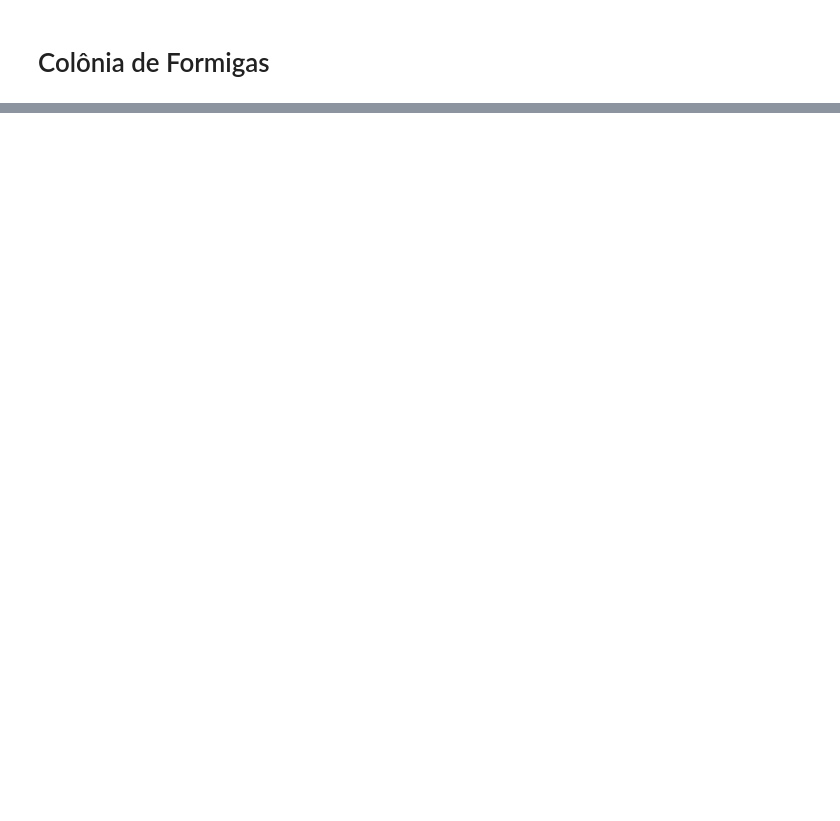
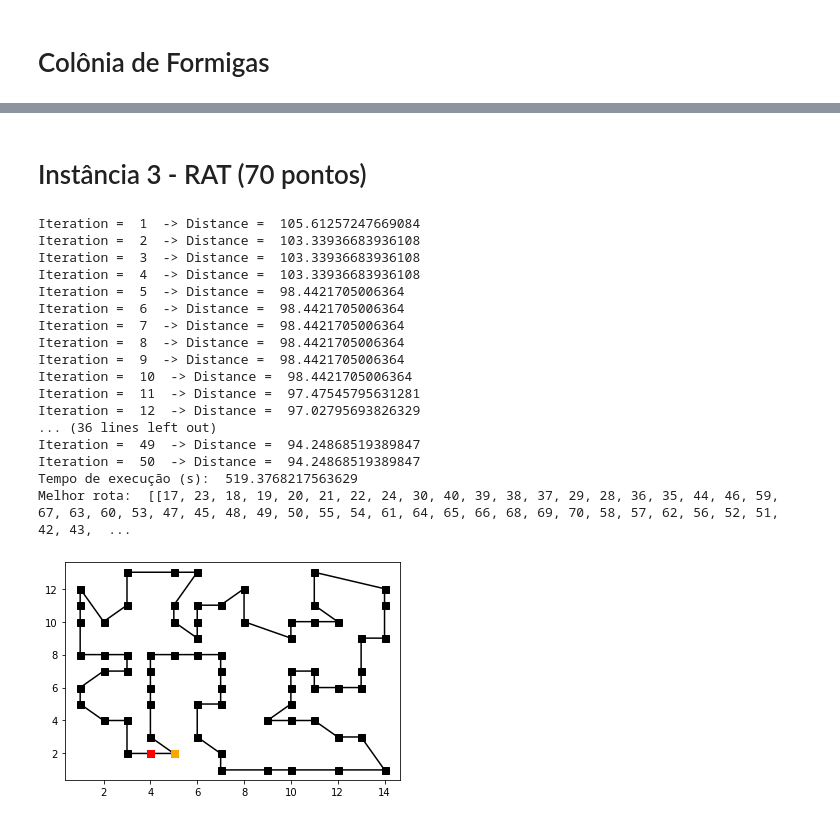
Before and after one commit to julianovale/PO240_Meta_heuristica, a Jupyter notebook: PO240_TrabalhoFinal.ipynb, the cells around one changed output, grey strips where cells are left out. Saved outputs shown, nothing was run; the diff lists cells and outputs as text; code cells hidden in the pictures; blank space fills up the shorter version.

```diff
--- a/PO240_TrabalhoFinal.ipynb
+++ b/PO240_TrabalhoFinal.ipynb
@@ -242,0 +508,31 @@ Iteration =  100  -> Distance =  35.15298244508295
+# %% [markdown]
+# Instância 3 - RAT (70 pontos)
+# %%
+url = 'https://raw.githubusercontent.com/julianovale/PO240_Meta_heuristica/main/TrabalhoFinal/RAT.txt'
+df = pd.read_csv(url)
+Y = df.values
+
+X = buid_distance_matrix(Y)
+
+aco = ant_colony_optimization(X, ants = 4, iterations = 50, alpha = 1, beta = 2, decay = 0.10)
+
+plot_tour_coordinates(Y, aco)
+# %% [output]
+Iteration =  1  -> Distance =  105.61257247669084
+Iteration =  2  -> Distance =  103.33936683936108
+Iteration =  3  -> Distance =  103.33936683936108
+Iteration =  4  -> Distance =  103.33936683936108
+Iteration =  5  -> Distance =  98.4421705006364
+Iteration =  6  -> Distance =  98.4421705006364
+Iteration =  7  -> Distance =  98.4421705006364
+Iteration =  8  -> Distance =  98.4421705006364
+Iteration =  9  -> Distance =  98.4421705006364
+Iteration =  10  -> Distance =  98.4421705006364
+Iteration =  11  -> Distance =  97.47545795631281
+Iteration =  12  -> Distance =  97.02795693826329
+... (36 lines left out)
+Iteration =  49  -> Distance =  94.24868519389847
+Iteration =  50  -> Distance =  94.24868519389847
+Tempo de execução (s):  519.3768217563629
+Melhor rota:  [[17, 23, 18, 19, 20, 21, 22, 24, 30, 40, 39, 38, 37, 29, 28, 36, 35, 44, 46, 59, 67, 63, 60, 53, 47, 45, 48, 49, 50, 55, 54, 61, 64, 65, 66, 68, 69, 70, 58, 57, 62, 56, 52, 51, 42, 43,  ...
+[figure, added]
```
Also changed, not shown: parts of 12 cells of this notebook.
